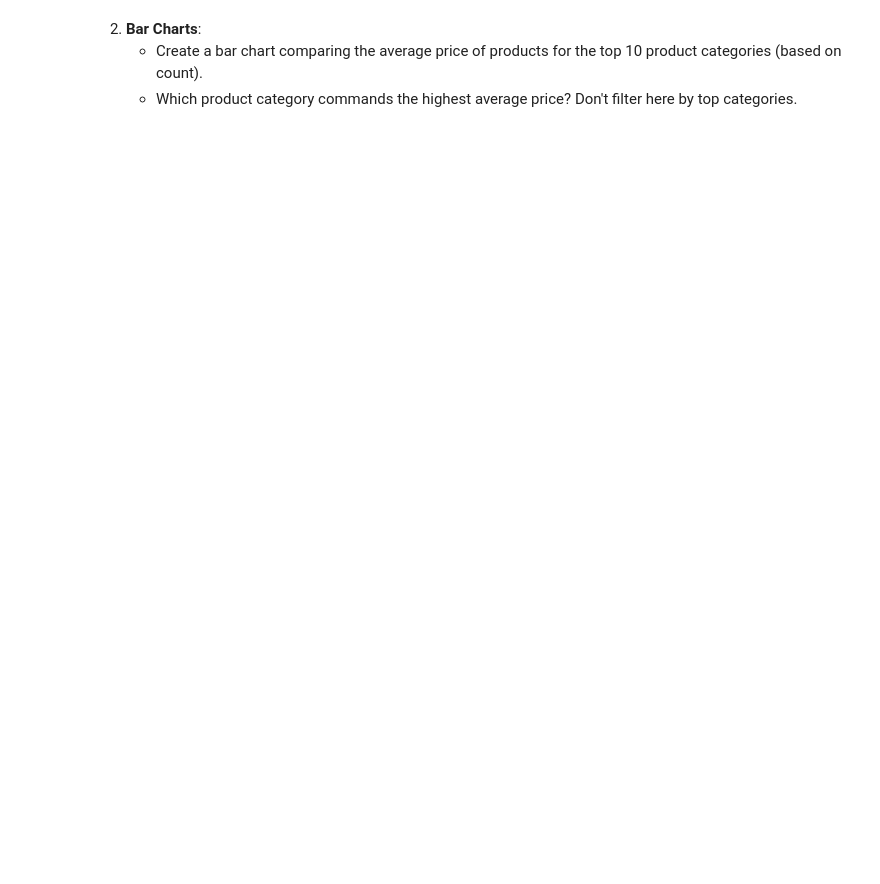
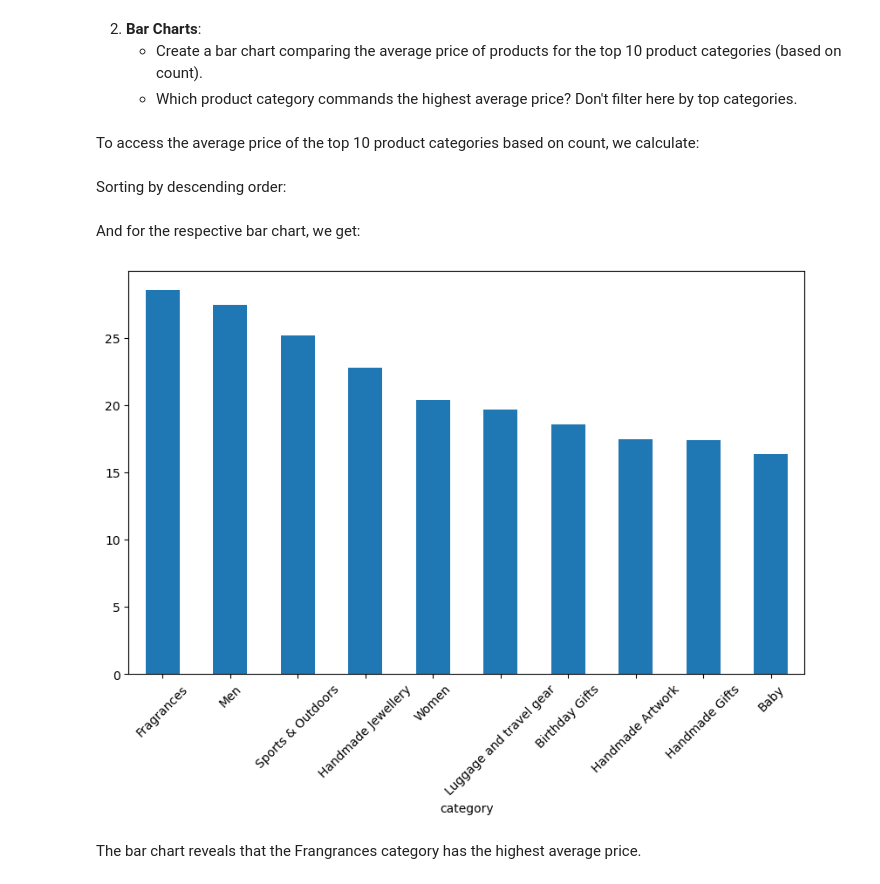
Before and after one commit to vitorferraz19/lab-eda-bivariate, a Jupyter notebook: main.ipynb, the cells around one changed output. Drawn from its saved outputs; the diff is of its cells as text; code cells hidden in the pictures; blank space fills up the shorter version.

```diff
--- a/main.ipynb
+++ b/main.ipynb
@@ -340,3 +373,5 @@ sns.violinplot(data=df_compare, x='category', y='price', inner='box')
 2. **Bar Charts**:
     - Create a bar chart comparing the average price of products for the top 10 product categories (based on count).
     - Which product category commands the highest average price? Don't filter here by top categories.
+# %% [markdown]
+To access the average price of the top 10 product categories based on count, we calculate:
@@ -342,0 +381,15 @@ sns.violinplot(data=df_compare, x='category', y='price', inner='box')
+# %% [markdown]
+Sorting by descending order:
+# %%
+top10_mean = df_top_20.groupby('category')['price'].mean() \
+    .sort_values(ascending=False).head(10)
+# %% [markdown]
+And for the respective bar chart, we get:
+# %%
+top10_mean.plot(kind='bar', figsize=(10,6))
+plt.xticks(rotation=45)
+plt.show()
+# %% [output]
+[figure, added]
+# %% [markdown]
+The bar chart reveals that the Frangrances category has the highest average price.
```
Also changed, not shown: parts of 17 cells of this notebook.
